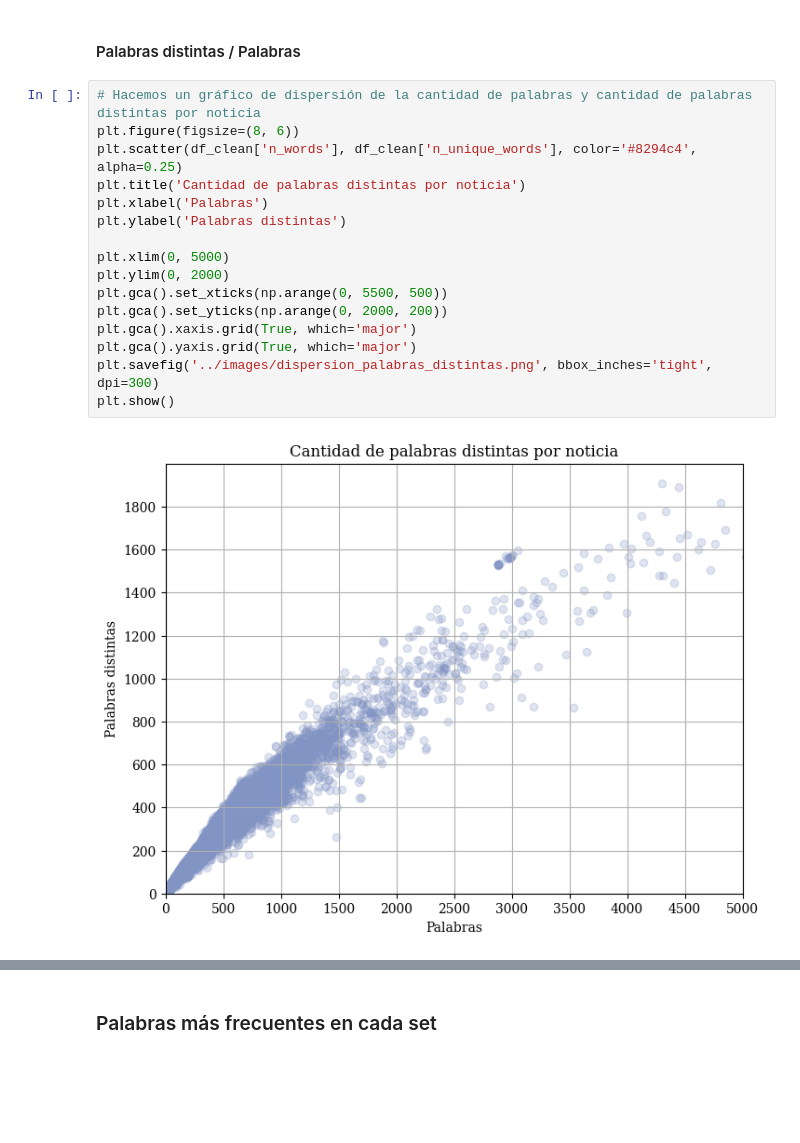
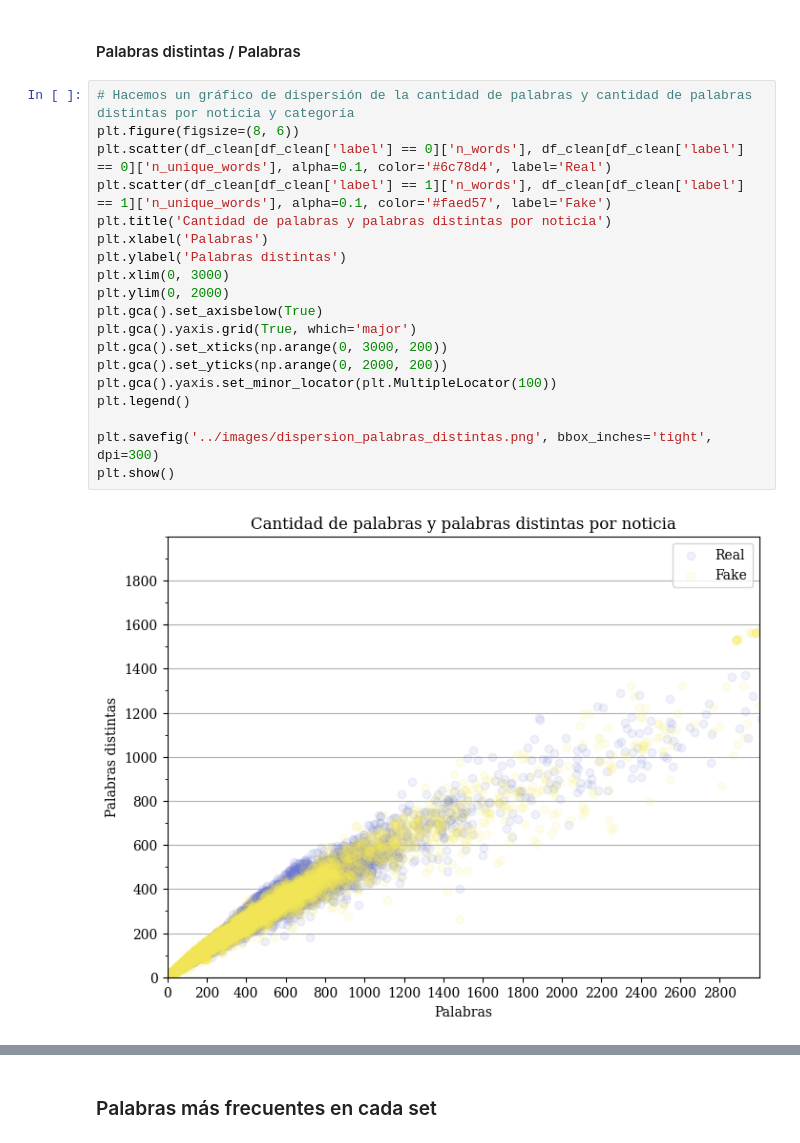
Before and after one commit to jose-jac/TFG, a Jupyter notebook: code/analisis_exploratorio.ipynb, the cells around one changed output, grey strips where cells are left out. Drawn from its saved outputs; the diff is of its cells as text; blank space fills up the shorter version.

```diff
--- a/code/analisis_exploratorio.ipynb
+++ b/code/analisis_exploratorio.ipynb
@@ -212,20 +196,23 @@ plt.show()
 # %% [markdown]
 #### Palabras distintas / Palabras
 # %%
-# Hacemos un gráfico de dispersión de la cantidad de palabras y cantidad de palabras distintas por noticia
+# Hacemos un gráfico de dispersión de la cantidad de palabras y cantidad de palabras distintas por noticia y categoría
 plt.figure(figsize=(8, 6))
-plt.scatter(df_clean['n_words'], df_clean['n_unique_words'], color='#8294c4', alpha=0.25)
-plt.title('Cantidad de palabras distintas por noticia')
+plt.scatter(df_clean[df_clean['label'] == 0]['n_words'], df_clean[df_clean['label'] == 0]['n_unique_words'], alpha=0.1, color='#6c78d4', label='Real')
+plt.scatter(df_clean[df_clean['label'] == 1]['n_words'], df_clean[df_clean['label'] == 1]['n_unique_words'], alpha=0.1, color='#faed57', label='Fake')
+plt.title('Cantidad de palabras y palabras distintas por noticia')
 plt.xlabel('Palabras')
 plt.ylabel('Palabras distintas')
+plt.xlim(0, 3000)
+plt.ylim(0, 2000)
+plt.gca().set_axisbelow(True)
+plt.gca().yaxis.grid(True, which='major')
+plt.gca().set_xticks(np.arange(0, 3000, 200))
+plt.gca().set_yticks(np.arange(0, 2000, 200))
+plt.gca().yaxis.set_minor_locator(plt.MultipleLocator(100))
+plt.legend()
 
-plt.xlim(0, 5000)
-plt.ylim(0, 2000)
-plt.gca().set_xticks(np.arange(0, 5500, 500))
-plt.gca().set_yticks(np.arange(0, 2000, 200))
-plt.gca().xaxis.grid(True, which='major')
-plt.gca().yaxis.grid(True, which='major')
 plt.savefig('../images/dispersion_palabras_distintas.png', bbox_inches='tight', dpi=300)
 plt.show()
 # %% [output]
-[figure, old version]
+[figure, new version]
```
Also changed, not shown: parts of 37 cells of this notebook, 30 other files.
